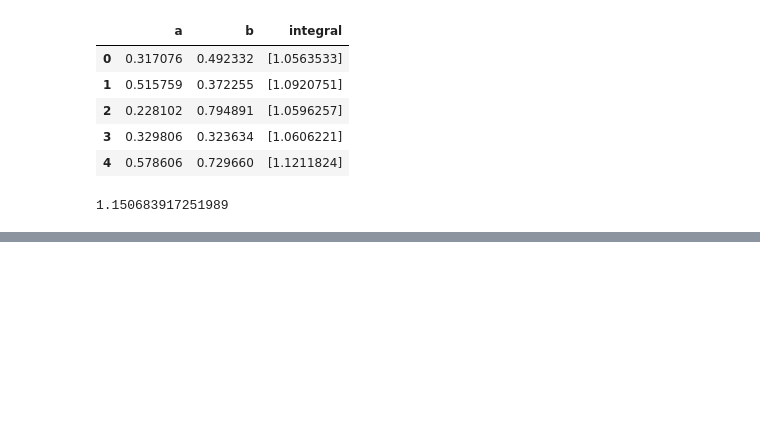
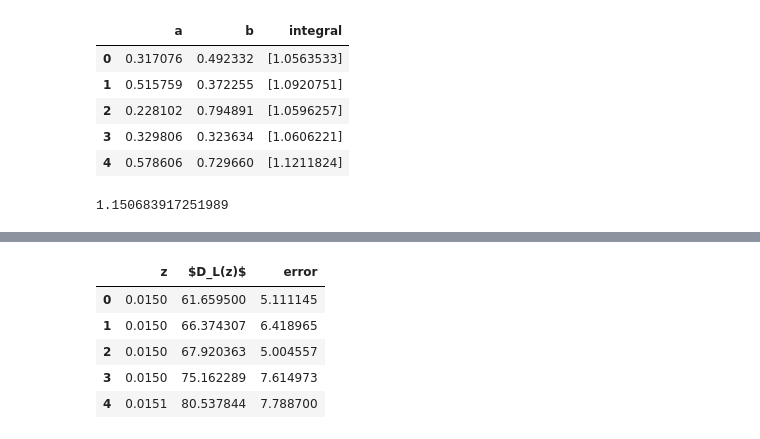
Before and after one commit to igomezv/neural_nets_utilities, a Jupyter notebook: Tutorial_Journal_Club/Intro_Redes_Neuronales.ipynb, the cells around one changed output, grey strips where cells are left out. Cells and saved outputs as stored; diff of their text form; code cells hidden in the pictures; blank space fills up the shorter version.

```diff
--- a/Tutorial_Journal_Club/Intro_Redes_Neuronales.ipynb
+++ b/Tutorial_Journal_Club/Intro_Redes_Neuronales.ipynb
@@ -421,3 +421,14 @@ print(integ)
 <div>
 <img src="https://raw.githubusercontent.com/igomezv/neural_nets_utilities/master/Tutorial_Journal_Club/figures/annHz.png" width="300"/>
 </div>
+# %%
+file = 'https://raw.githubusercontent.com/igomezv/neural_nets_utilities/master/Tutorial_Journal_Club/data/Union2.1_DL.txt'
+data =pd.read_csv(file, sep=' ', names=['z','$D_L(z)$','error'])
+data.head()
+# %% [output]
+|  | z | $D_L(z)$ | error |
+| 0 | 0.0150 | 61.659500 | 5.111145 |
+| 1 | 0.0150 | 66.374307 | 6.418965 |
+| 2 | 0.0150 | 67.920363 | 5.004557 |
+| 3 | 0.0150 | 75.162289 | 7.614973 |
+| 4 | 0.0151 | 80.537844 | 7.788700 |
```
Also changed, not shown: parts of 5 cells of this notebook.
